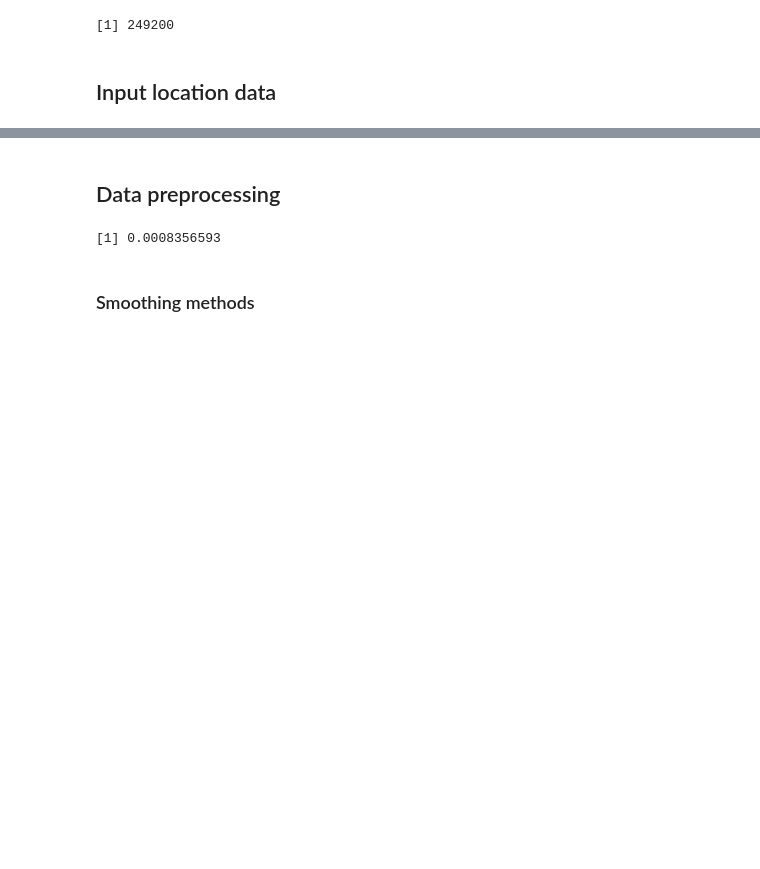
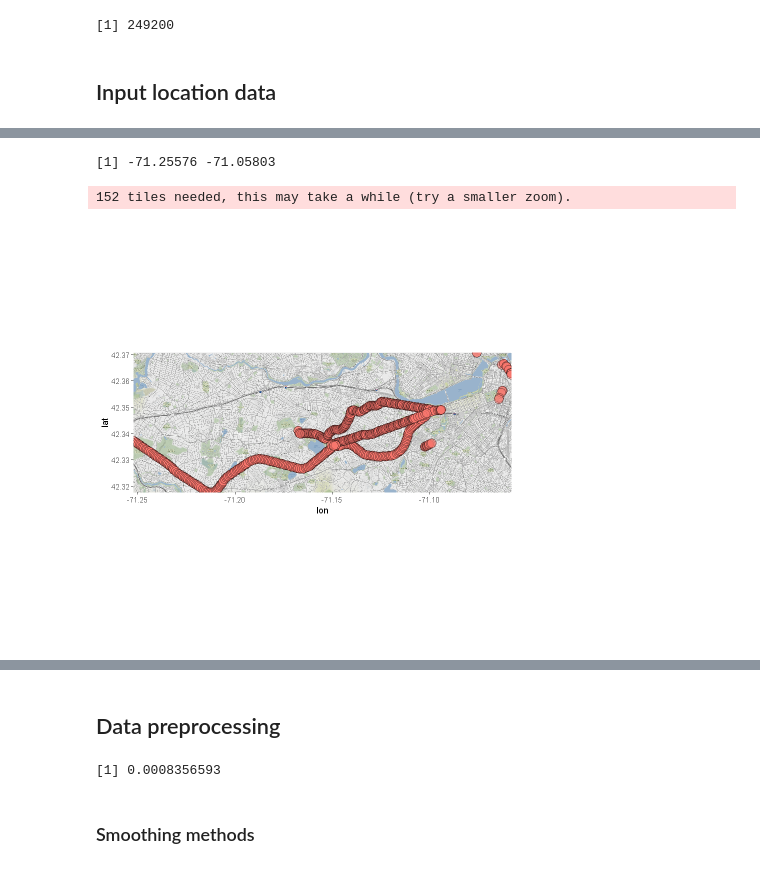
Before and after one commit to narslab/treem, a Jupyter notebook: bin/jupyter/vehicle-trajectory-computation.ipynb, the cells around one changed output, grey strips where cells are left out. Cells and saved outputs as stored; diff of their text form; code cells hidden in the pictures; blank space fills up the shorter version.

Commit message:
plot lat and lon on the map by using ggmap

```diff
--- a/bin/jupyter/vehicle-trajectory-computation.ipynb
+++ b/bin/jupyter/vehicle-trajectory-computation.ipynb
@@ -69,0 +155,22 @@ unique(df$lineid)
+# %%
+range(df_lightrail_test$lon)
+# %% [output]
+[1] -71.25576 -71.05803
+# %%
+light_location = function(route,trainid){
+df_lightrail_test = df_lightrail[routeid == route & trainid == trainid & day == 18 & month == 4
+                                 ,.(lat,lon)]
+# get the map
+ma <- get_stamenmap(bbox = c(left = min(df_lightrail_test$lon), bottom = min(df_lightrail_test$lat),
+                                  right = max(df_lightrail_test$lon), top = max(df_lightrail_test$lat)),
+                         zoom = 15)
+# plotting the map with some points on it
+ggmap(ma) +
+  geom_point(data = df_lightrail_test, aes(x = lon, y = lat, fill = "red", alpha = 0.8), size = 5, shape = 21) +
+  guides(fill=FALSE, alpha=FALSE, size=FALSE)
+}
+# %%
+light_location(800,10175)
+# %% [output]
+152 tiles needed, this may take a while (try a smaller zoom).
+[figure, added]
```
Also changed, not shown: parts of 19 cells of this notebook.
